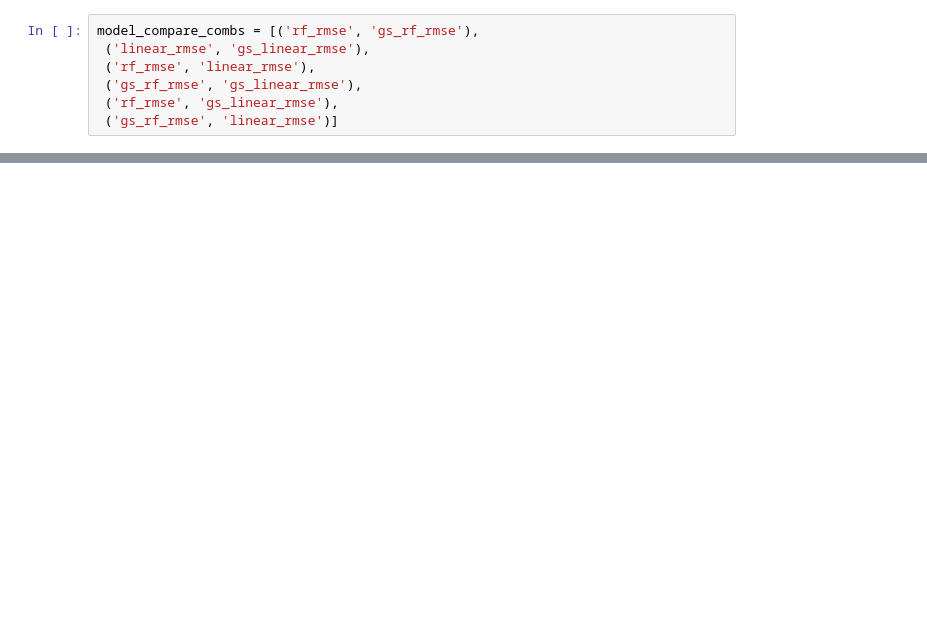
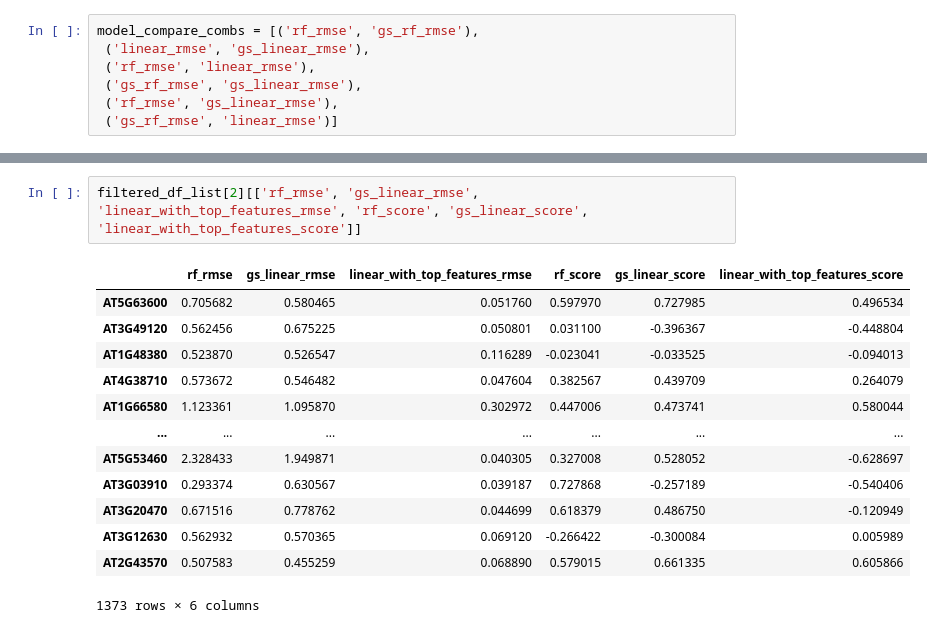
Before and after one commit to IcyFermion/feature_synergy, a Jupyter notebook: network_v_model/plot.ipynb, the cells around one changed output, grey strips where cells are left out. Saved outputs shown, nothing was run; the diff lists cells and outputs as text; blank space fills up the shorter version.

```diff
--- a/network_v_model/plot.ipynb
+++ b/network_v_model/plot.ipynb
@@ -297,0 +271,16 @@ plt.show()
+# %%
+filtered_df_list[2][['rf_rmse', 'gs_linear_rmse', 'linear_with_top_features_rmse', 'rf_score', 'gs_linear_score', 'linear_with_top_features_score']]
+# %% [output]
+|  | rf_rmse | gs_linear_rmse | linear_with_top_features_rmse | rf_score | gs_linear_score | linear_with_top_features_score |
+| AT5G63600 | 0.705682 | 0.580465 | 0.051760 | 0.597970 | 0.727985 | 0.496534 |
+| AT3G49120 | 0.562456 | 0.675225 | 0.050801 | 0.031100 | -0.396367 | -0.448804 |
+| AT1G48380 | 0.523870 | 0.526547 | 0.116289 | -0.023041 | -0.033525 | -0.094013 |
+| AT4G38710 | 0.573672 | 0.546482 | 0.047604 | 0.382567 | 0.439709 | 0.264079 |
+| AT1G66580 | 1.123361 | 1.095870 | 0.302972 | 0.447006 | 0.473741 | 0.580044 |
+| ... | ... | ... | ... | ... | ... | ... |
+| AT5G53460 | 2.328433 | 1.949871 | 0.040305 | 0.327008 | 0.528052 | -0.628697 |
+| AT3G03910 | 0.293374 | 0.630567 | 0.039187 | 0.727868 | -0.257189 | -0.540406 |
+| AT3G20470 | 0.671516 | 0.778762 | 0.044699 | 0.618379 | 0.486750 | -0.120949 |
+| AT3G12630 | 0.562932 | 0.570365 | 0.069120 | -0.266422 | -0.300084 | 0.005989 |
+| AT2G43570 | 0.507583 | 0.455259 | 0.068890 | 0.579015 | 0.661335 | 0.605866 |
+1373 rows × 6 columns
```
Also changed, not shown: parts of 31 cells of this notebook, 6 other files.
